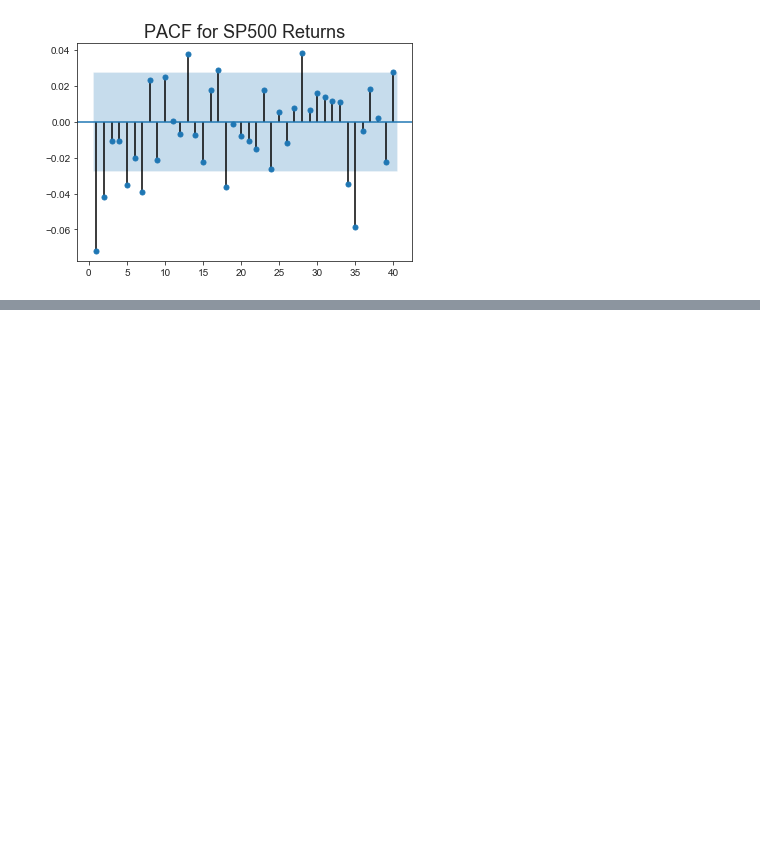
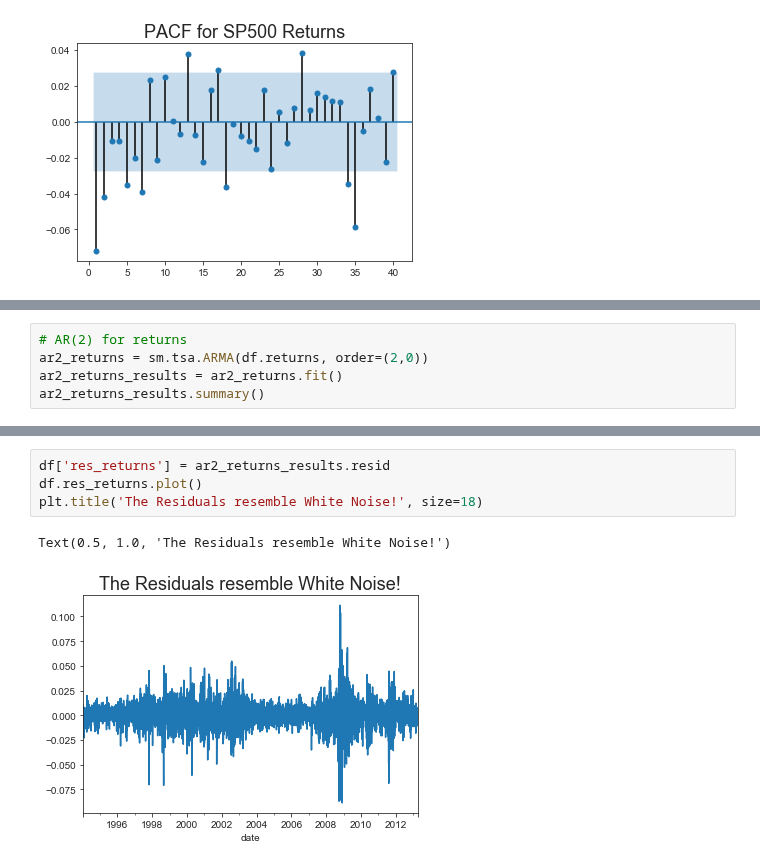
Before and after one commit to moritzwilksch/DataScienceEducation, a Jupyter notebook: 365DataScience/TimeSeriesAnalysis/AdvancedModelling.ipynb, the cells around one changed output, grey strips where cells are left out. Drawn from its saved outputs; the diff is of its cells as text; blank space fills up the shorter version.

```diff
--- a/365DataScience/TimeSeriesAnalysis/AdvancedModelling.ipynb
+++ b/365DataScience/TimeSeriesAnalysis/AdvancedModelling.ipynb
@@ -53,0 +245,5 @@ plt.show()
+# %%
+# AR(2) for returns
+ar2_returns = sm.tsa.ARMA(df.returns, order=(2,0))
+ar2_returns_results = ar2_returns.fit()
+ar2_returns_results.summary()
@@ -53,0 +267,7 @@ plt.show()
+# %%
+df['res_returns'] = ar2_returns_results.resid
+df.res_returns.plot()
+plt.title('The Residuals resemble White Noise!', size=18)
+# %% [output]
+Text(0.5, 1.0, 'The Residuals resemble White Noise!')
+[figure, added]
```
Also changed, not shown: parts of 22 cells of this notebook, 2 other files.
